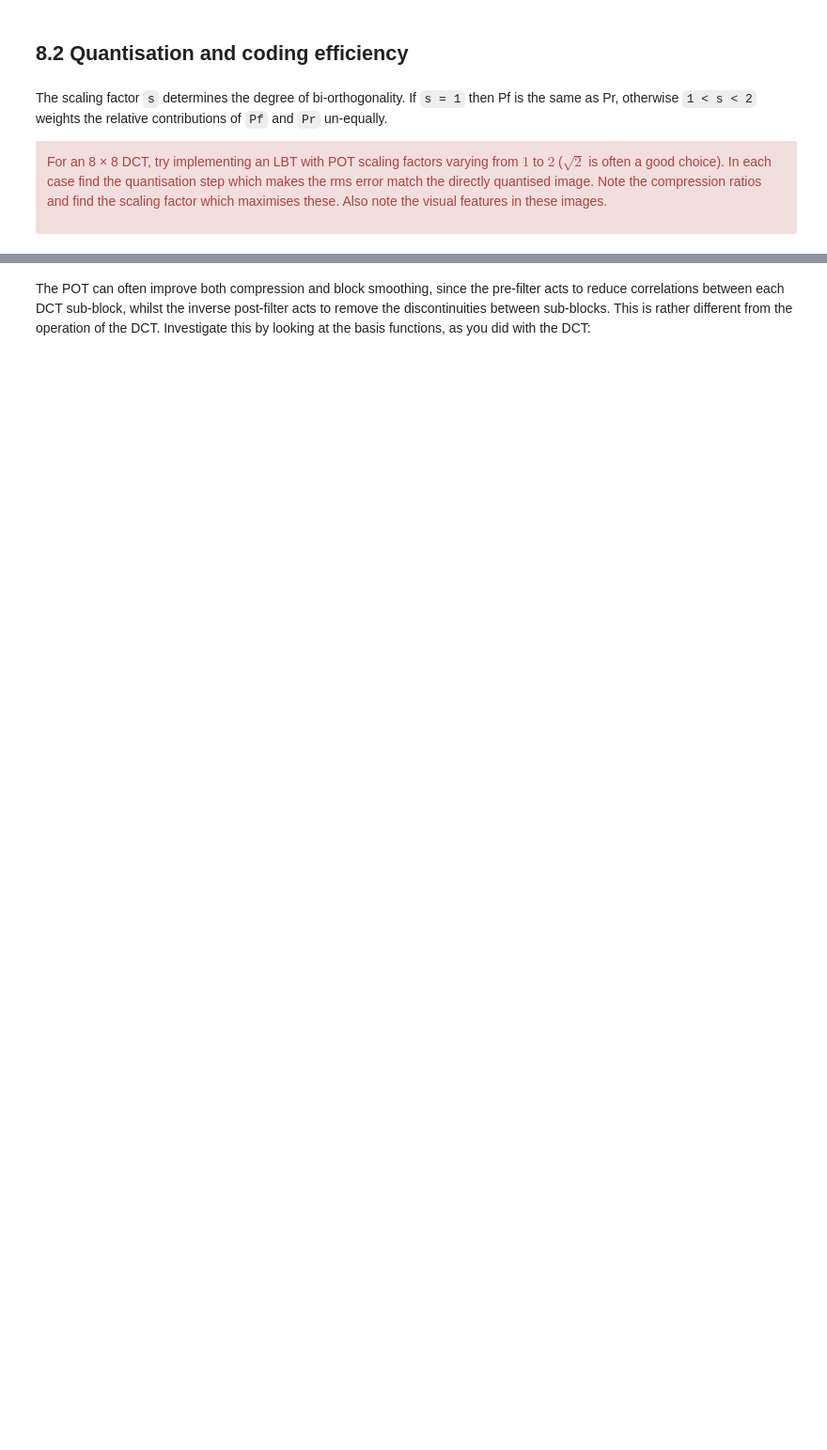
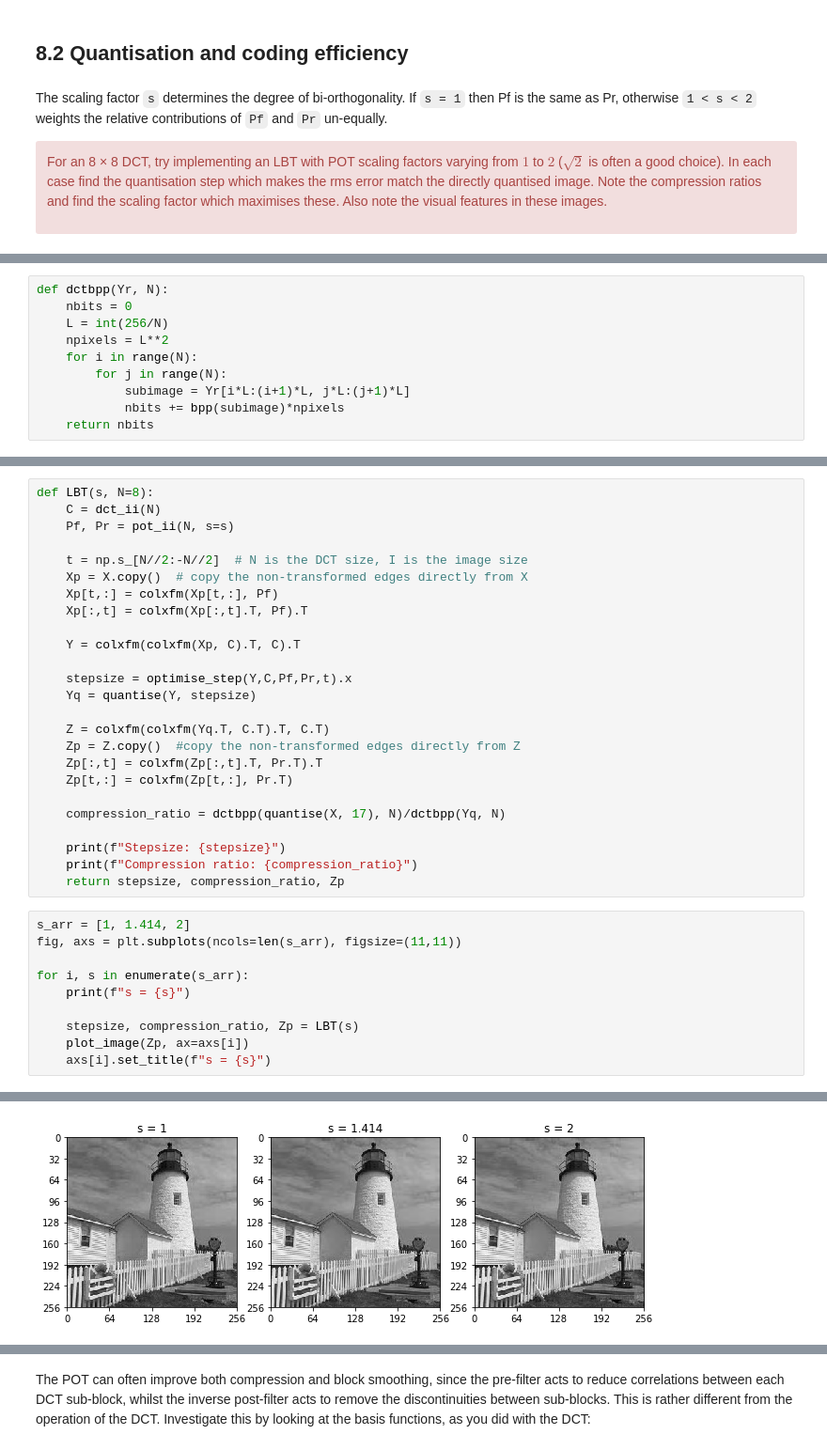
Before and after one commit to barkermrl/ImageProcessing, a Jupyter notebook: 8-lbt.ipynb, the cells around one changed output, grey strips where cells are left out. Shown at 94% size. Cells and saved outputs as stored; diff of their text form; blank space fills up the shorter version.

```diff
--- a/8-lbt.ipynb
+++ b/8-lbt.ipynb
@@ -114,0 +161,10 @@ the scaling factor which maximises these. Also note the visual features in these
+# %%
+def dctbpp(Yr, N):
+    nbits = 0
+    L = int(256/N)
+    npixels = L**2
+    for i in range(N):
+        for j in range(N):
+            subimage = Yr[i*L:(i+1)*L, j*L:(j+1)*L]
+            nbits += bpp(subimage)*npixels
+    return nbits
@@ -114,0 +186,36 @@ the scaling factor which maximises these. Also note the visual features in these
+# %%
+def LBT(s, N=8):
+    C = dct_ii(N)
+    Pf, Pr = pot_ii(N, s=s)
+
+    t = np.s_[N//2:-N//2]  # N is the DCT size, I is the image size
+    Xp = X.copy()  # copy the non-transformed edges directly from X
+    Xp[t,:] = colxfm(Xp[t,:], Pf)
+    Xp[:,t] = colxfm(Xp[:,t].T, Pf).T
+
+    Y = colxfm(colxfm(Xp, C).T, C).T
+
+    stepsize = optimise_step(Y,C,Pf,Pr,t).x
+    Yq = quantise(Y, stepsize)
+
+    Z = colxfm(colxfm(Yq.T, C.T).T, C.T)
+    Zp = Z.copy()  #copy the non-transformed edges directly from Z
+    Zp[:,t] = colxfm(Zp[:,t].T, Pr.T).T
+    Zp[t,:] = colxfm(Zp[t,:], Pr.T)
+
+    compression_ratio = dctbpp(quantise(X, 17), N)/dctbpp(Yq, N)
+
+    print(f"Stepsize: {stepsize}")
+    print(f"Compression ratio: {compression_ratio}")
+    return stepsize, compression_ratio, Zp
+# %%
+s_arr = [1, 1.414, 2]
+fig, axs = plt.subplots(ncols=len(s_arr), figsize=(11,11))
+
+for i, s in enumerate(s_arr):
+    print(f"s = {s}")
+
+    stepsize, compression_ratio, Zp = LBT(s)
+    plot_image(Zp, ax=axs[i])
+    axs[i].set_title(f"s = {s}")
+# %% [output]
@@ -114,0 +231 @@ the scaling factor which maximises these. Also note the visual features in these
+[figure, added]
```
Also changed, not shown: parts of 18 cells of this notebook, 2 other files.
